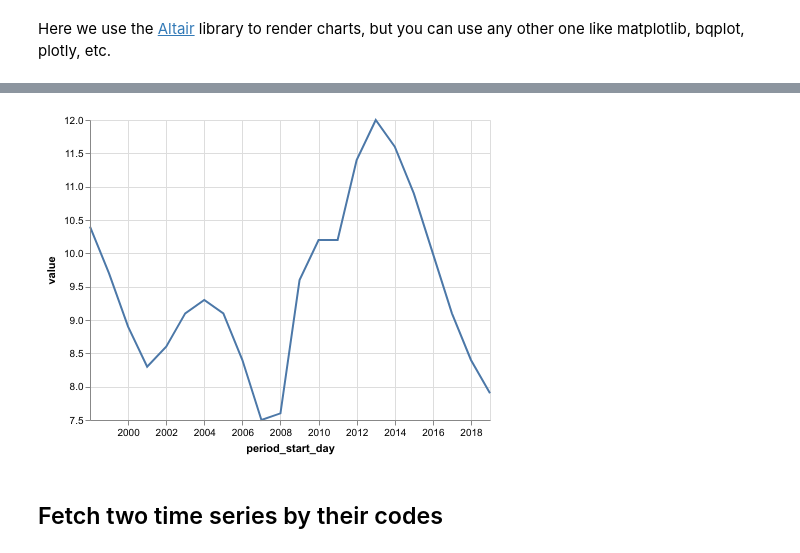
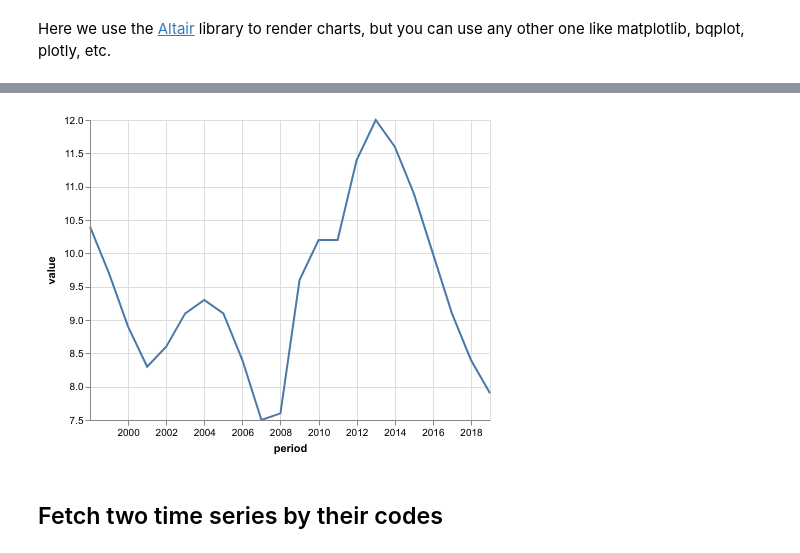
Before and after one commit to ceschi/dbnomics-python-client, a Jupyter notebook: index.ipynb, the cells around one changed output, grey strips where cells are left out. Cells and saved outputs as stored; diff of their text form; code cells hidden in the pictures.

Commit message:
Rename `period` to `original_period`, and `period_start_day` to `period`

```diff
--- a/index.ipynb
+++ b/index.ipynb
@@ -81,13 +81,13 @@ df1_clean.head()
 Here we use the [Altair](https://altair-viz.github.io/) library to render charts, but you can use any other one like matplotlib, bqplot, plotly, etc.
 # %%
 chart = Chart(df1_clean).mark_line().encode(
-    x='period_start_day',
+    x='period',
     y=Y('value', scale=Scale(zero=False)),
 )
 chart
 # %% [output]
 [interactive output not drawn]
-[figure, old version]
+[figure, new version]
 # %% [markdown]
 ## Fetch two time series by their codes
 # %% [markdown]
```
Also changed, not shown: parts of 12 cells of this notebook, 4 other files.
